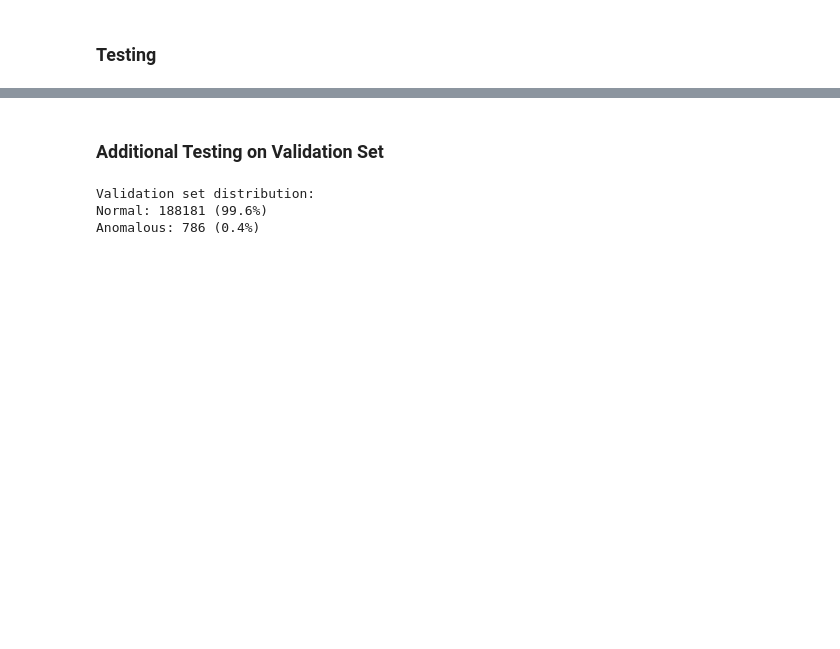
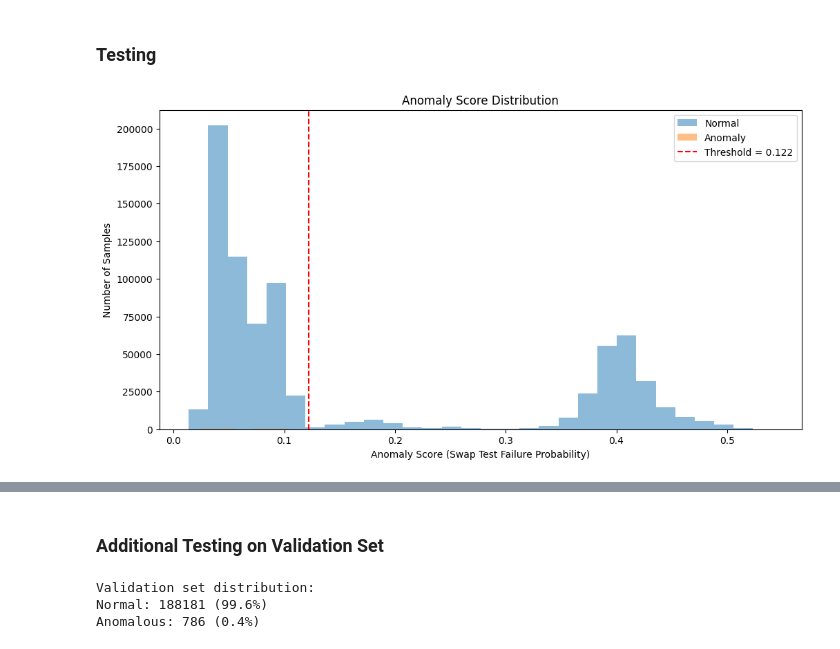
Before and after one commit to RohanSenthil/QAE_BETH_Anomaly, a Jupyter notebook: quantum_autoencoder.ipynb, the cells around one changed output, grey strips where cells are left out. Saved outputs shown, nothing was run; the diff lists cells and outputs as text; code cells hidden in the pictures; blank space fills up the shorter version.

```diff
--- a/quantum_autoencoder.ipynb
+++ b/quantum_autoencoder.ipynb
@@ -477 +537,20 @@ threshold = thresholds[optimal_idx]
+# %%
+from sklearn.metrics import roc_curve, roc_auc_score, accuracy_score, classification_report, confusion_matrix, roc_curve
+import matplotlib.pyplot as plt
+import seaborn as sns
+
+y_pred = (train_scores < threshold).astype(int)
+y_true = np.array(training_labels).astype(int)
+
+# --- Histogram of scores ---
+plt.hist(train_scores[y_true == 0], bins=30, alpha=0.5, label='Normal')
+plt.hist(train_scores[y_true == 1], bins=30, alpha=0.5, label='Anomaly')
+plt.axvline(threshold, color='red', linestyle='--', label=f"Threshold = {threshold:.3f}")
+plt.xlabel("Anomaly Score (Swap Test Failure Probability)")
+plt.ylabel("Number of Samples")
+plt.title("Anomaly Score Distribution")
+plt.legend()
+plt.show()
+# %% [output]
+[figure, added]
 # %%
```
Also changed, not shown: parts of 18 cells of this notebook, 4 other files.
